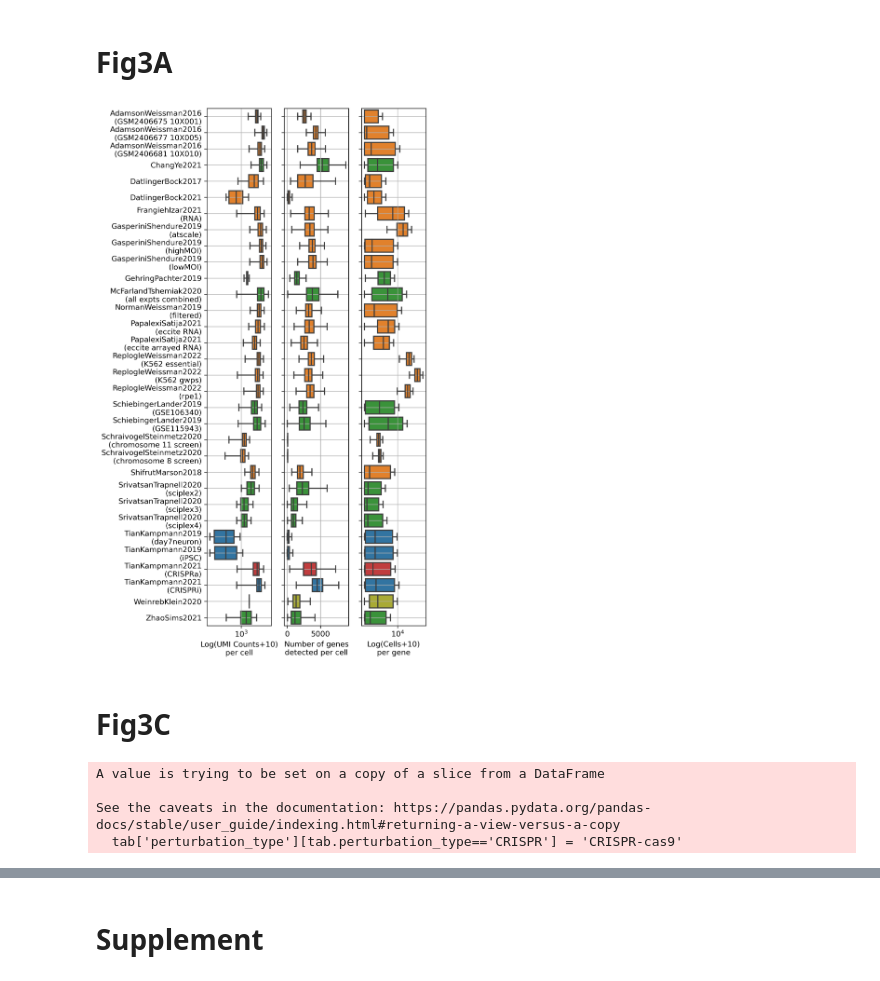
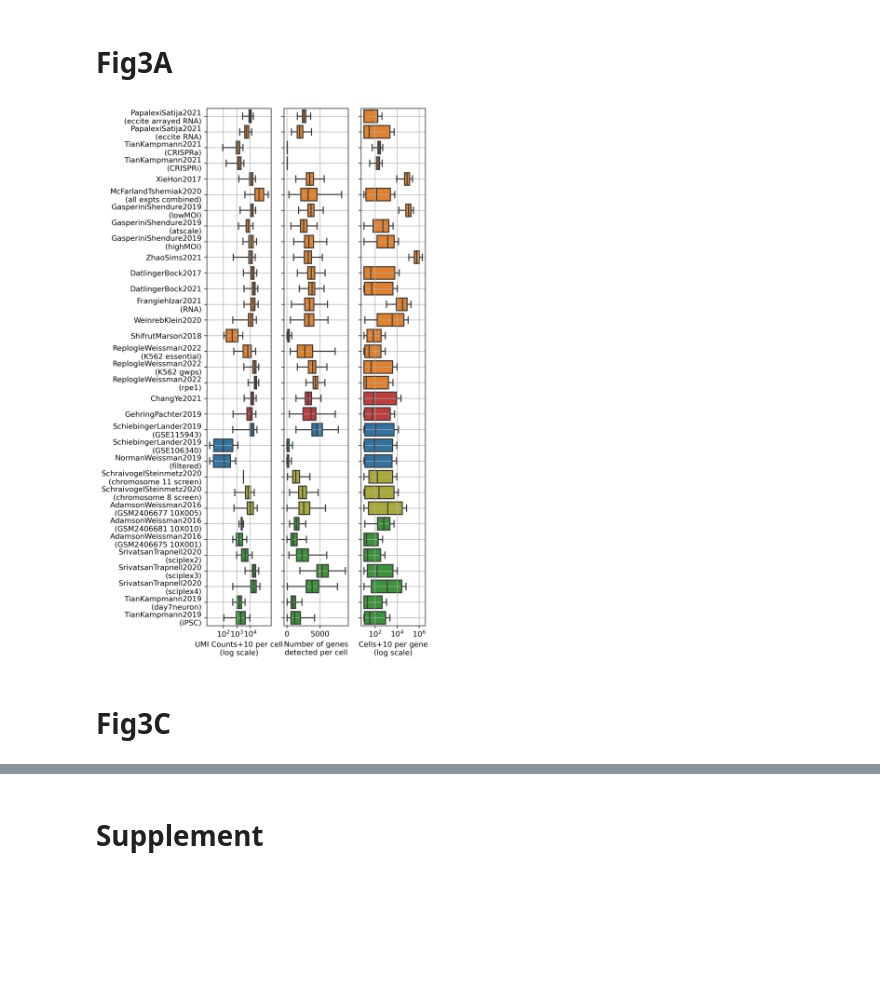
Before and after one commit to sanderlab/scPerturb, a Jupyter notebook: notebooks/Fig3.ipynb, the cells around one changed output, grey strips where cells are left out. Saved outputs shown, nothing was run; the diff lists cells and outputs as text; code cells hidden in the pictures; blank space fills up the shorter version.

```diff
--- a/notebooks/Fig3.ipynb
+++ b/notebooks/Fig3.ipynb
@@ -123,6 +75,3 @@ B.head()
-# %%
-# handle vars
-vares = {key: vares[key] for key in np.sort(list(vares.keys()))}  # sort
 # %%
 # delete datasets from obses where the column 'ncounts' is missing
 K = list(obses.keys())
@@ -165,10 +112,32 @@ df_.columns = ['dataset'] + num_var_keys
+# %%
+# add more detailed perturbation_type annotation
+df['perturbation_type_'] = None
+for dataset in pd.unique(df.dataset):
+    val = metadata.loc[dataset, 'Perturbation'].replace(', TCR stim', '')
+    df.loc[df.dataset==dataset, 'perturbation_type_'] = val
+    df_.loc[df_.dataset==dataset, 'perturbation_type_'] = val
+# %%
+odf = df.value_counts(['dataset', 'perturbation_type_'], sort=False)
+odf = odf.reset_index().drop(0,axis=1).sort_values('perturbation_type_')
+order = odf.dataset
+# %%
+# set colors
+colors_perturbation_types = {
+    'CRISPRi': 'tab:blue',
+    'CRISPRa': 'tab:red',
+    'CRISPR': 'tab:orange',
+    'CRISPR-cas9': 'tab:orange',
+    'drugs': 'tab:green',
+    'drug': 'tab:green',
+    'cytokine': 'tab:olive',
+    'cytokines': 'tab:olive'
+}
 # %% [markdown]
 # Fig3A
 # %%
 # options
-color = 'perturbation_type'
-palette = cpalette
 pseudocounts = 10
+kwargs = {'showfliers': False, 'hue': 'perturbation_type_', 'zorder': 5, 'palette': colors_perturbation_types, 'order': order, 'dodge': False}
 
 # setup figure
 # with sns.axes_style("whitegrid"):
@@ -178,47 +147,53 @@ fig, axs = pl.subplots(1, 3, figsize=[7*scale, 17*scale], sharey=True, dpi=300)
 # First row ncounts (obs)
 ax = axs[0]
 df['ncounts'] += pseudocounts
-sns.boxplot(data=df, y='dataset', x='ncounts', showfliers=False, ax=ax, zorder=5, color=color, palette=palette)
-ax.set_xlabel(f'Log(UMI Counts+{pseudocounts})\nper cell')
+bp = sns.boxplot(data=df, y='dataset', x='ncounts', ax=ax, **kwargs)
+ax.set_xlabel(f'UMI Counts+{pseudocounts} per cell\n(log scale)')
 ax.set_xscale('log')
-# ax.set_title('UMI Counts')
 ax.set_ylabel('')
+bp.legend_.remove()
 ax.grid()
+ax.set_xticks([1e2, 1e3, 1e4])
 
 # Second row ngenes
 ax = axs[1]
-sns.boxplot(data=df, y='dataset', x='ngenes', showfliers=False, ax=ax, zorder=5, color=color, palette=palette)
+bp = sns.boxplot(data=df, y='dataset', x='ngenes', ax=ax, **kwargs)
 ax.set_xlabel('Number of genes\ndetected per cell')
 # ax.set_title('Genes Expressed')
 ax.set_ylabel('')
 ax.grid()
+bp.legend_.remove()
 
 # Third row ncells
 ax = axs[2]
 df_['ncells'] += pseudocounts
-sns.boxplot(data=df_, y='dataset', x='ncells', showfliers=False, ax=ax, zorder=5, color=color, palette=palette)
-ax.set_xlabel(f'Log(Cells+{pseudocounts})\nper gene')
+bp = sns.boxplot(data=df_, y='dataset', x='ncells', ax=ax, **kwargs)
+ax.set_xlabel(f'Cells+{pseudocounts} per gene\n(log scale)')
 ax.set_xscale('log')
 ax.set_ylabel('')
 ax.grid()
+ax.set_xticks([1e2, 1e4, 1e6])
+bp.legend_.remove()
 
 # xticks and labels
 dataset_names = obses.keys()
 dataset_names = [x.replace('TAP_SCREEN__', '') for x in dataset_names]
 dataset_names = [x.replace('_', '\n(', 1)+')' if '_' in x else x for x in dataset_names]
 dataset_names = [x.replace('_', ' ') for x in dataset_names]
 axs[-1].set_yticks(np.arange(len(dataset_names)))
 axs[-1].set_yticklabels(dataset_names, rotation=90)
 pl.savefig(f'{figure_path}/Fig3A.pdf', bbox_inches='tight')
 pl.show()
 # %% [output]
-[figure, old version]
+[figure, new version]
 # %% [markdown]
 # Fig3C
 # %%
-tab = pd.DataFrame(index=obses.keys())
+keys = obses.keys()
+keys = ['McFarlandTsherniak2020' if 'McFarland' in name else name for name in keys]  # typo
+tab = pd.DataFrame(index=keys)
 for name, obs in obses.items():
-    # print(name)
+    name = 'McFarlandTsherniak2020' if 'McFarland' in name else name  # typo
     tab.loc[name, 'mean counts per cell'] = np.mean(obs.ncounts)
     tab.loc[name, 'mean genes expressed per cell'] = np.mean(obs.ngenes)
     tab.loc[name, 'number of perturbations'] = len(pd.unique(obs.perturbation))
@@ -226,22 +201,9 @@ for name, obs in obses.items():
     tab.loc[name, 'number of cells'] = len(obs)
     tab.loc[name, 'mean number of cells per perturbation'] = np.mean(obs.value_counts('perturbation'))
     tab.loc[name, 'modality'] = 'protein' if 'protein' in name else 'RNA'
-    sname = name.split('_')[0]
-    sname = 'McFarlandTsherniak2020' if 'McFarland' in sname else sname
-    tab.loc[name, 'year'] = int(sname[-4:])
-    tab.loc[name, 'Date of Submission'] = pd.to_datetime(metadata.loc[sname, 'Date of Submission'])
-    for cat_key in ['tissue_type', 'cancer', 'organism', 'perturbation_type']:
+    tab.loc[name, 'year'] = int(name.split('_')[0][-4:])
+    tab.loc[name, 'Date of Submission'] = pd.to_datetime(metadata.loc[name, 'Date of Submission'])
+    tab.loc[name, 'perturbation type'] = metadata.loc[name, 'Perturbation'].replace(', TCR stim', '')
+    for cat_key in ['tissue_type', 'cancer', 'organism']:
         tab.loc[name, cat_key] = pd.unique(obs[cat_key])[0] if cat_key in obs.keys() else None
     tab.loc[name, 'dataset'] = name
-
-tab['perturbation_type'][tab.perturbation_type=='CRISPR'] = 'CRISPR-cas9'
-tab.loc['TianKampmann2021_CRISPRa', 'perturbation_type'] = 'CRISPRa'
-tab.loc['TianKampmann2021_CRISPRi', 'perturbation_type'] = 'CRISPRi'
-tab.loc['TianKampmann2019_iPSC', 'perturbation_type'] = 'CRISPRi'
-tab.loc['TianKampmann2019_day7neuron', 'perturbation_type'] = 'CRISPRi'
-tab = tab.rename({'perturbation_type': 'perturbation type'}, axis=1)
-# %% [output]
-A value is trying to be set on a copy of a slice from a DataFrame
-
-See the caveats in the documentation: https://pandas.pydata.org/pandas-docs/stable/user_guide/indexing.html#returning-a-view-versus-a-copy
-  tab['perturbation_type'][tab.perturbation_type=='CRISPR'] = 'CRISPR-cas9'
```
Also changed, not shown: parts of 9 cells of this notebook, 21 other files.
